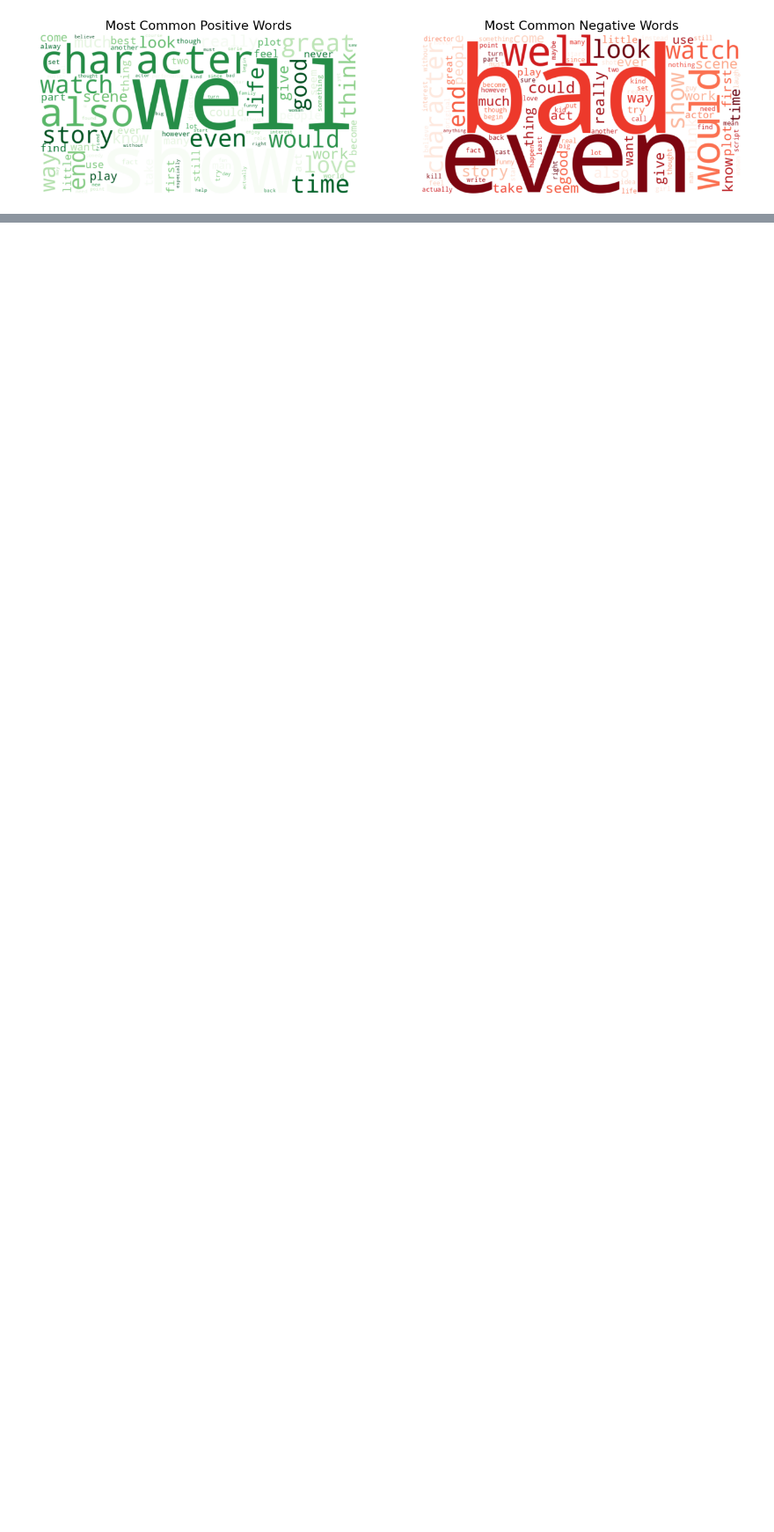
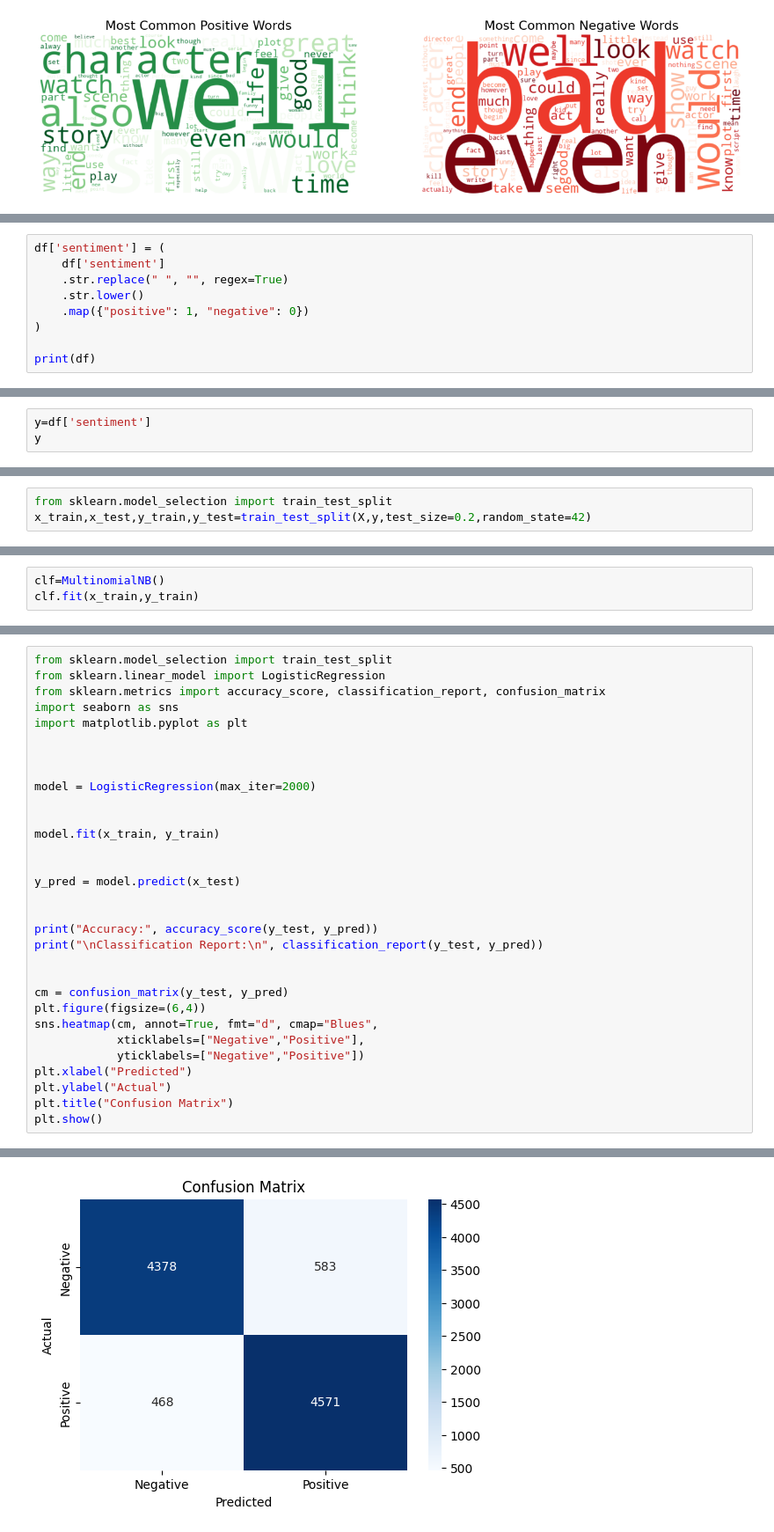
Before and after one commit to YoussefDiaa1/Project-ITI, a Jupyter notebook: English.ipynb, the cells around one changed output, grey strips where cells are left out. Shown at 88% size. Cells and saved outputs as stored; diff of their text form; blank space fills up the shorter version.

```diff
--- a/English.ipynb
+++ b/English.ipynb
@@ -300,0 +345,9 @@ plt.show()
+# %%
+df['sentiment'] = (
+    df['sentiment']
+    .str.replace(" ", "", regex=True)
+    .str.lower()
+    .map({"positive": 1, "negative": 0})
+)
+
+print(df)
@@ -300,0 +369,3 @@ plt.show()
+# %%
+y=df['sentiment']
+y
@@ -300,0 +387,3 @@ plt.show()
+# %%
+from sklearn.model_selection import train_test_split
+x_train,x_test,y_train,y_test=train_test_split(X,y,test_size=0.2,random_state=42)
@@ -300,0 +393,3 @@ plt.show()
+# %%
+clf=MultinomialNB()
+clf.fit(x_train,y_train)
@@ -300,0 +423,32 @@ plt.show()
+# %%
+from sklearn.model_selection import train_test_split
+from sklearn.linear_model import LogisticRegression
+from sklearn.metrics import accuracy_score, classification_report, confusion_matrix
+import seaborn as sns
+import matplotlib.pyplot as plt
+
+
+
+model = LogisticRegression(max_iter=2000)
+
+
+model.fit(x_train, y_train)
+
+
+y_pred = model.predict(x_test)
+
+
+print("Accuracy:", accuracy_score(y_test, y_pred))
+print("\nClassification Report:\n", classification_report(y_test, y_pred))
+
+
+cm = confusion_matrix(y_test, y_pred)
+plt.figure(figsize=(6,4))
+sns.heatmap(cm, annot=True, fmt="d", cmap="Blues",
+            xticklabels=["Negative","Positive"],
+            yticklabels=["Negative","Positive"])
+plt.xlabel("Predicted")
+plt.ylabel("Actual")
+plt.title("Confusion Matrix")
+plt.show()
+# %% [output]
@@ -300,0 +466 @@ plt.show()
+[figure, added]
```
Also changed, not shown: parts of 16 cells of this notebook.
